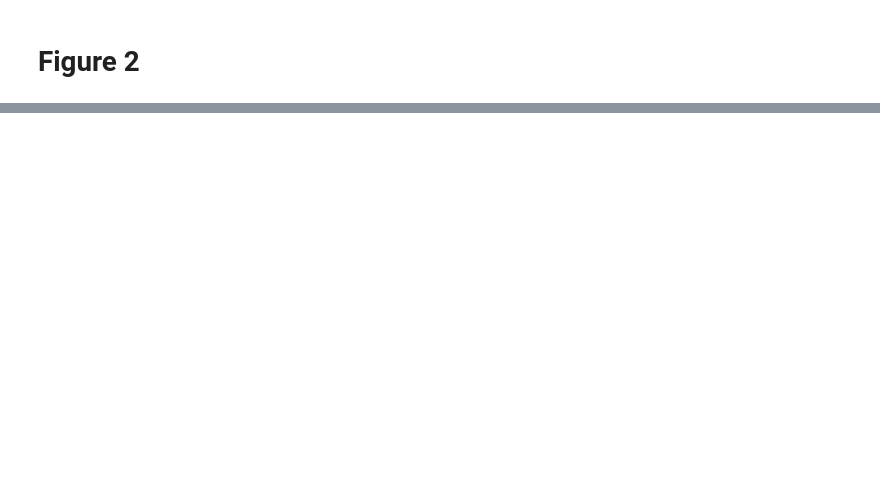
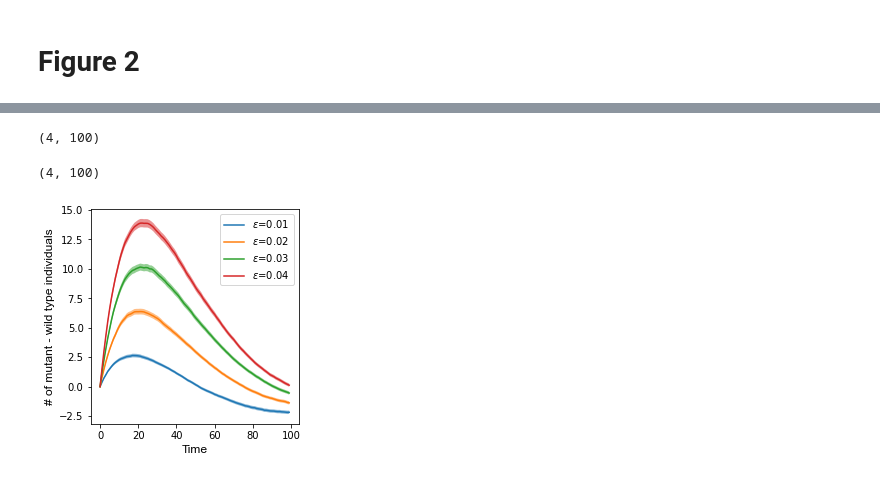
Before and after one commit to stifwo/advantageous-aging, a Jupyter notebook: PNAS_notebook.ipynb, the cells around one changed output, grey strips where cells are left out. Saved outputs shown, nothing was run; the diff lists cells and outputs as text; code cells hidden in the pictures; blank space fills up the shorter version.

Commit message:
Add (correct) calculation and plotting for figure 2

```diff
--- a/PNAS_notebook.ipynb
+++ b/PNAS_notebook.ipynb
@@ -53,0 +70,47 @@ plot_fig_1(t_m_captivity, t_m_wild, t_m_hyp_wt, captivity_population, wild_popul
+# %%
+diff = np.array(results[MUTANT_WILD]) - np.array(results[HYP_WILD_TYPE])
+# %%
+mean_diff = np.mean(diff, axis=1)
+mean_diff.shape
+# %% [output]
+(4, 100)
+# %%
+std_diff = np.std(diff, axis=1)
+std_diff.shape
+# %% [output]
+(4, 100)
+# %%
+
+C = np.arange(0, t_m, 1, dtype=int)
+fig1, ax = plt.subplots(figsize=(6,6))
+l1, = ax.plot(C, mean_diff[0])
+ax.fill_between(range(t_m), mean_diff[0] - 3.0 * std_diff[0] / np.sqrt(number_of_repetitions), mean_diff[0] + 3.0 * std_diff[0] / np.sqrt(number_of_repetitions), alpha=0.5)
+
+l2, = ax.plot(C, mean_diff[1])
+ax.fill_between(range(t_m), mean_diff[1] - 3.0 * std_diff[1] / np.sqrt(number_of_repetitions), mean_diff[1] + 3.0 * std_diff[1] / np.sqrt(number_of_repetitions), alpha=0.5)
+
+l3, = ax.plot(C, mean_diff[2])
+ax.fill_between(range(t_m), mean_diff[2] - 3.0 * std_diff[2] / np.sqrt(number_of_repetitions), mean_diff[2] + 3.0 * std_diff[2] / np.sqrt(number_of_repetitions), alpha=0.5)
+
+l4, = ax.plot(C, mean_diff[3])
+ax.fill_between(range(t_m), mean_diff[3] - 3.0 * std_diff[3] / np.sqrt(number_of_repetitions), mean_diff[3] + 3.0 * std_diff[3] / np.sqrt(number_of_repetitions), alpha=0.5)
+
+
+
+ax.legend((l1,l2,l3,l4),('$\epsilon$=0.01', '$\epsilon$=0.02', '$\epsilon$=0.03','$\epsilon$=0.04'));
+afont = {'fontname':'Arial'}
+ax.set_xlabel("Time",fontsize = 12,**afont);
+ax.set_ylabel("# of mutant - wild type individuals",fontsize = 12,**afont);
+
+x_size = 10
+plt.rc('xtick',labelsize=x_size)
+y_size = 10
+plt.rc('ytick',labelsize=y_size)
+
+fig1.tight_layout()
+
+figure = plt.gcf()
+figure.set_size_inches(3.42, 3.42)
+plt.savefig('RA_PNAS_fig2_Frontinella.pdf', dpi = 1200, bbox_inches="tight");
+# %% [output]
+[figure, added]
```
Also changed, not shown: parts of 6 cells of this notebook, 1 other file.
